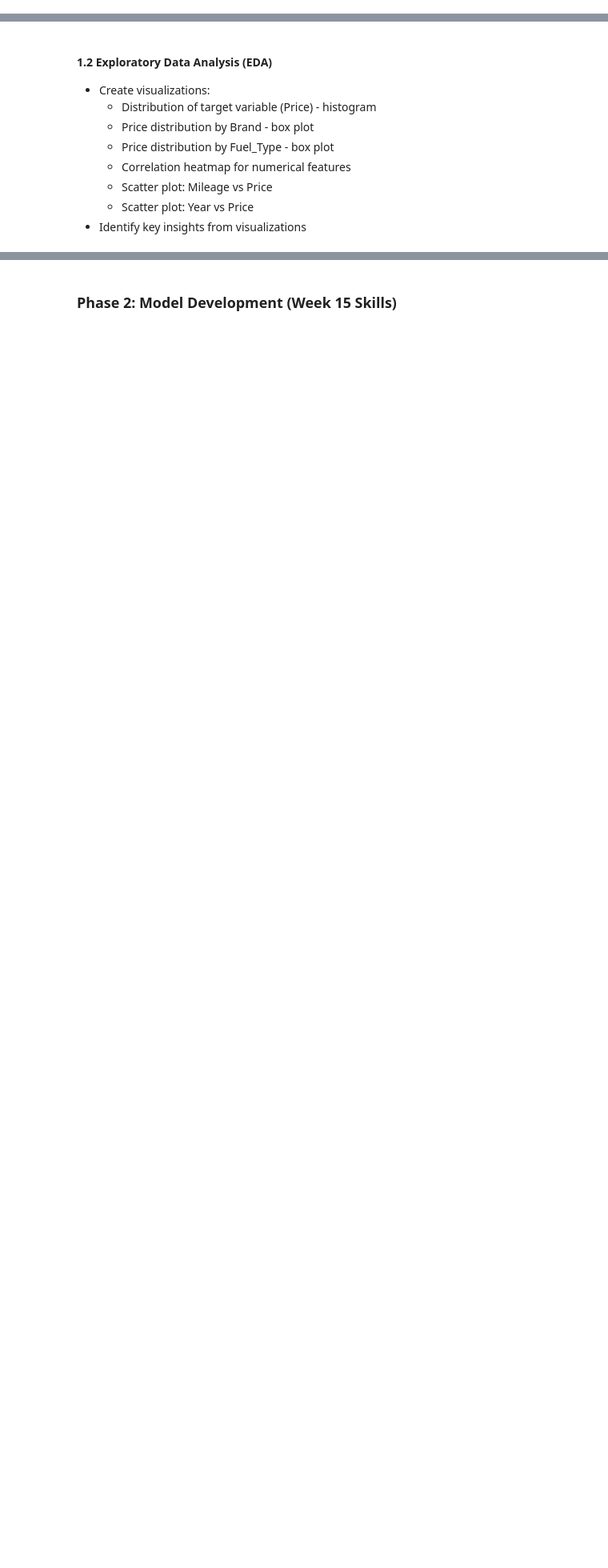
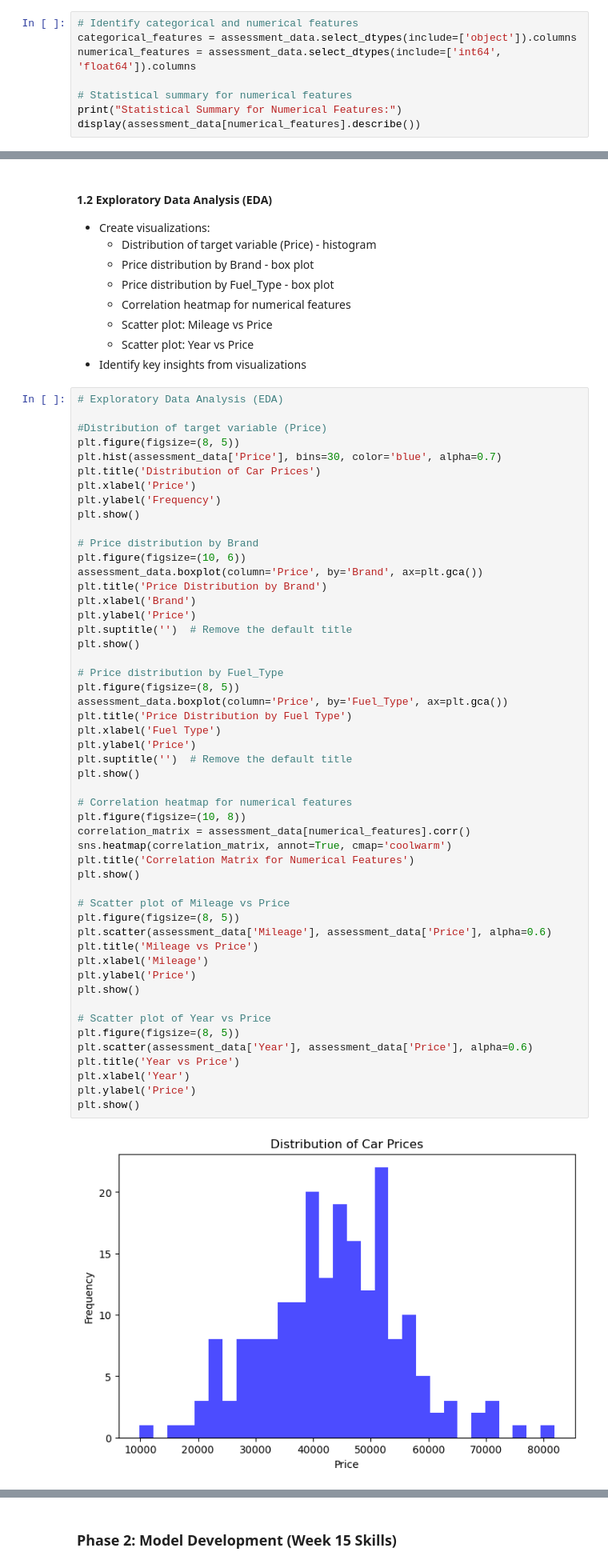
Before and after one commit to Blessing-Ekeh/dataraflow-week15-supervised-learning, a Jupyter notebook: Take Home (1).ipynb, the cells around one changed output, grey strips where cells are left out. Shown at 80% size. Saved outputs shown, nothing was run; the diff lists cells and outputs as text; blank space fills up the shorter version.

```diff
--- a/Take Home (1).ipynb
+++ b/Take Home (1).ipynb
@@ -1854,0 +1905,8 @@ plt.show()
+# %%
+# Identify categorical and numerical features
+categorical_features = assessment_data.select_dtypes(include=['object']).columns
+numerical_features = assessment_data.select_dtypes(include=['int64', 'float64']).columns
+
+# Statistical summary for numerical features
+print("Statistical Summary for Numerical Features:")
+display(assessment_data[numerical_features].describe())
@@ -1862,3 +1931,56 @@ plt.show()
   - Scatter plot: Mileage vs Price
   - Scatter plot: Year vs Price
 - Identify key insights from visualizations
+# %%
+# Exploratory Data Analysis (EDA)
+
+#Distribution of target variable (Price)
+plt.figure(figsize=(8, 5))
+plt.hist(assessment_data['Price'], bins=30, color='blue', alpha=0.7)
+plt.title('Distribution of Car Prices')
+plt.xlabel('Price')
+plt.ylabel('Frequency')
+plt.show()
+
+# Price distribution by Brand
+plt.figure(figsize=(10, 6))
+assessment_data.boxplot(column='Price', by='Brand', ax=plt.gca())
+plt.title('Price Distribution by Brand')
+plt.xlabel('Brand')
+plt.ylabel('Price')
+plt.suptitle('')  # Remove the default title
+plt.show()
+
+# Price distribution by Fuel_Type
+plt.figure(figsize=(8, 5))
+assessment_data.boxplot(column='Price', by='Fuel_Type', ax=plt.gca())
+plt.title('Price Distribution by Fuel Type')
+plt.xlabel('Fuel Type')
+plt.ylabel('Price')
+plt.suptitle('')  # Remove the default title
+plt.show()
+
+# Correlation heatmap for numerical features
+plt.figure(figsize=(10, 8))
+correlation_matrix = assessment_data[numerical_features].corr()
+sns.heatmap(correlation_matrix, annot=True, cmap='coolwarm')
+plt.title('Correlation Matrix for Numerical Features')
+plt.show()
+
+# Scatter plot of Mileage vs Price
+plt.figure(figsize=(8, 5))
+plt.scatter(assessment_data['Mileage'], assessment_data['Price'], alpha=0.6)
+plt.title('Mileage vs Price')
+plt.xlabel('Mileage')
+plt.ylabel('Price')
+plt.show()
+
+# Scatter plot of Year vs Price
+plt.figure(figsize=(8, 5))
+plt.scatter(assessment_data['Year'], assessment_data['Price'], alpha=0.6)
+plt.title('Year vs Price')
+plt.xlabel('Year')
+plt.ylabel('Price')
+plt.show()
+# %% [output]
+[figure, added]
```
Also changed, not shown: parts of 24 cells of this notebook, 1 other file.
